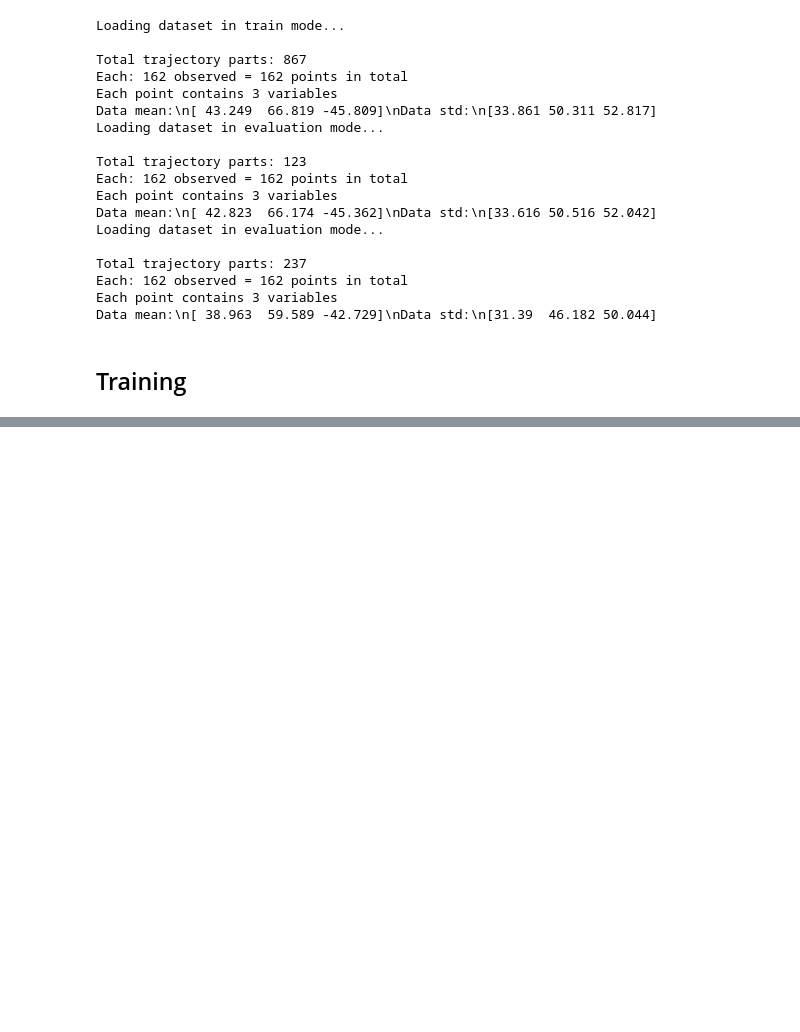
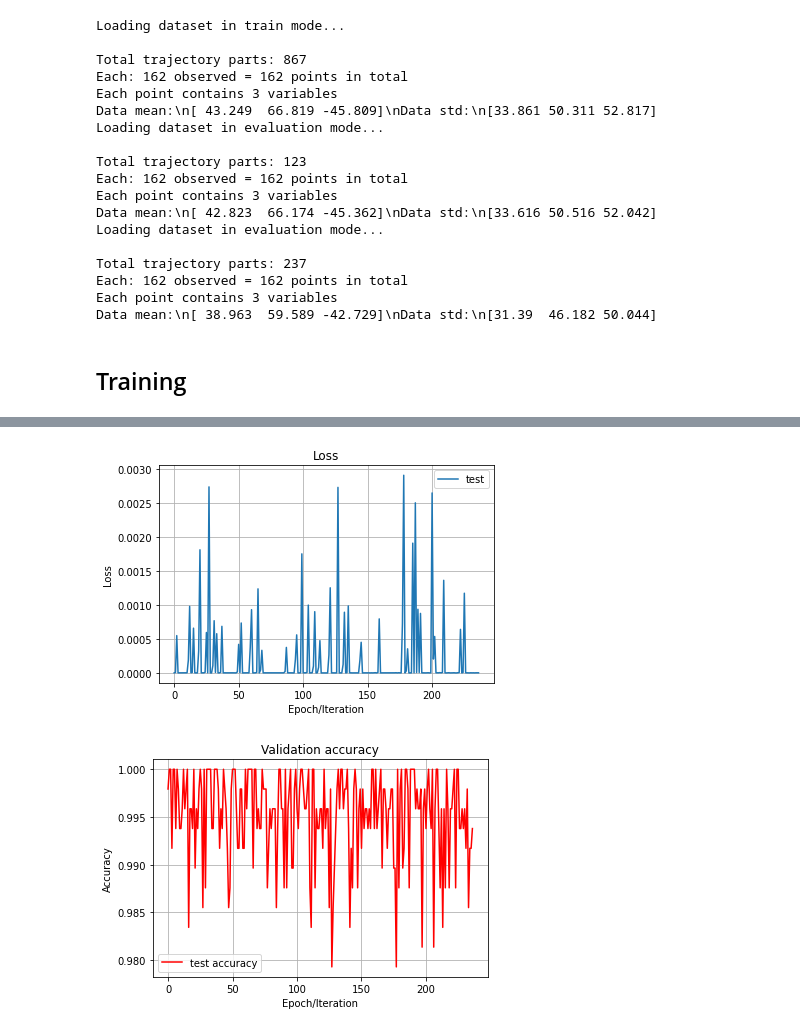
Before and after one commit to dart9905/coursework, a Jupyter notebook: KalmanNN/KalmanNN.ipynb, the cells around one changed output, grey strips where cells are left out. Saved outputs shown, nothing was run; the diff lists cells and outputs as text; code cells hidden in the pictures; blank space fills up the shorter version.

```diff
--- a/KalmanNN/KalmanNN.ipynb
+++ b/KalmanNN/KalmanNN.ipynb
@@ -716,0 +790,5 @@ new finally loss train =  1.6833065 new finally loss validation =  1.7693543
+# %%
+plot_process(None, None, test_loss, None, test_accuracy)
+# %% [output]
+[figure, added]
+[figure, added]
```
Also changed, not shown: parts of 17 cells of this notebook, 3 other files.
